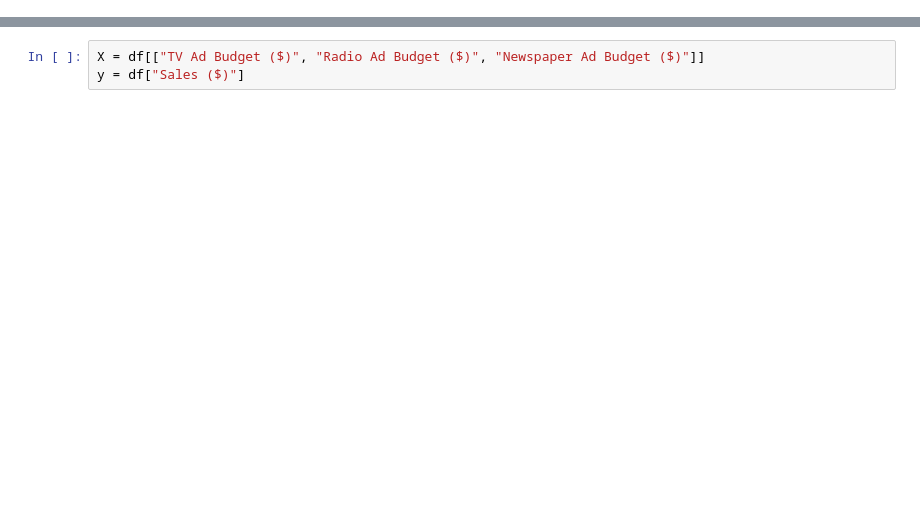
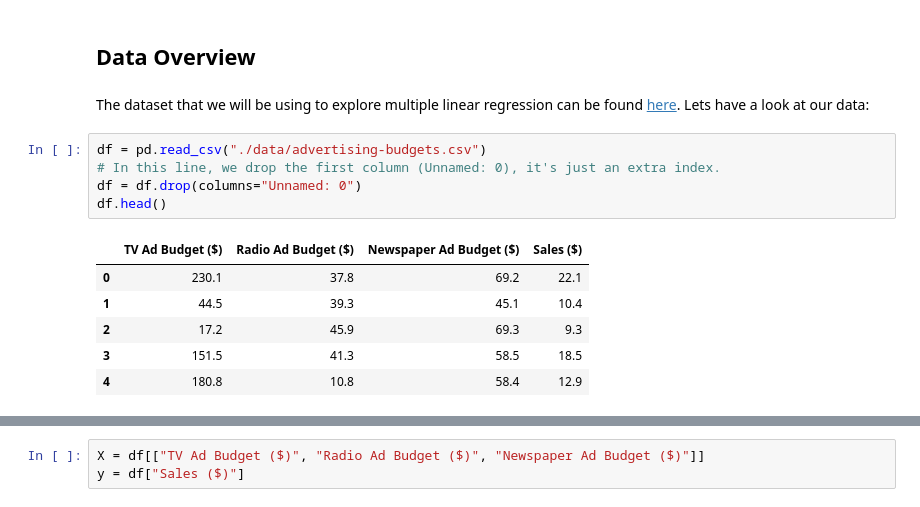
Before and after one commit to HKPAGE/Linear-Regression-Implementation, a Jupyter notebook: multiple-linear-regression.ipynb, the cells around one changed output, grey strips where cells are left out. Saved outputs shown, nothing was run; the diff lists cells and outputs as text; blank space fills up the shorter version.

```diff
--- a/multiple-linear-regression.ipynb
+++ b/multiple-linear-regression.ipynb
@@ -7,0 +24,16 @@ np.random.seed(42)
+# %% [markdown]
+## Data Overview
+# %% [markdown]
+The dataset that we will be using to explore multiple linear regression can be found <a href="https://www.kaggle.com/datasets/yasserh/advertising-sales-dataset">here</a>. Lets have a look at our data:
+# %%
+df = pd.read_csv("./data/advertising-budgets.csv")
+# In this line, we drop the first column (Unnamed: 0), it's just an extra index.
+df = df.drop(columns="Unnamed: 0")
+df.head()
+# %% [output]
+|  | TV Ad Budget ($) | Radio Ad Budget ($) | Newspaper Ad Budget ($) | Sales ($) |
+| 0 | 230.1 | 37.8 | 69.2 | 22.1 |
+| 1 | 44.5 | 39.3 | 45.1 | 10.4 |
+| 2 | 17.2 | 45.9 | 69.3 | 9.3 |
+| 3 | 151.5 | 41.3 | 58.5 | 18.5 |
+| 4 | 180.8 | 10.8 | 58.4 | 12.9 |
```
Also changed, not shown: parts of 34 cells of this notebook, 1 other file.
